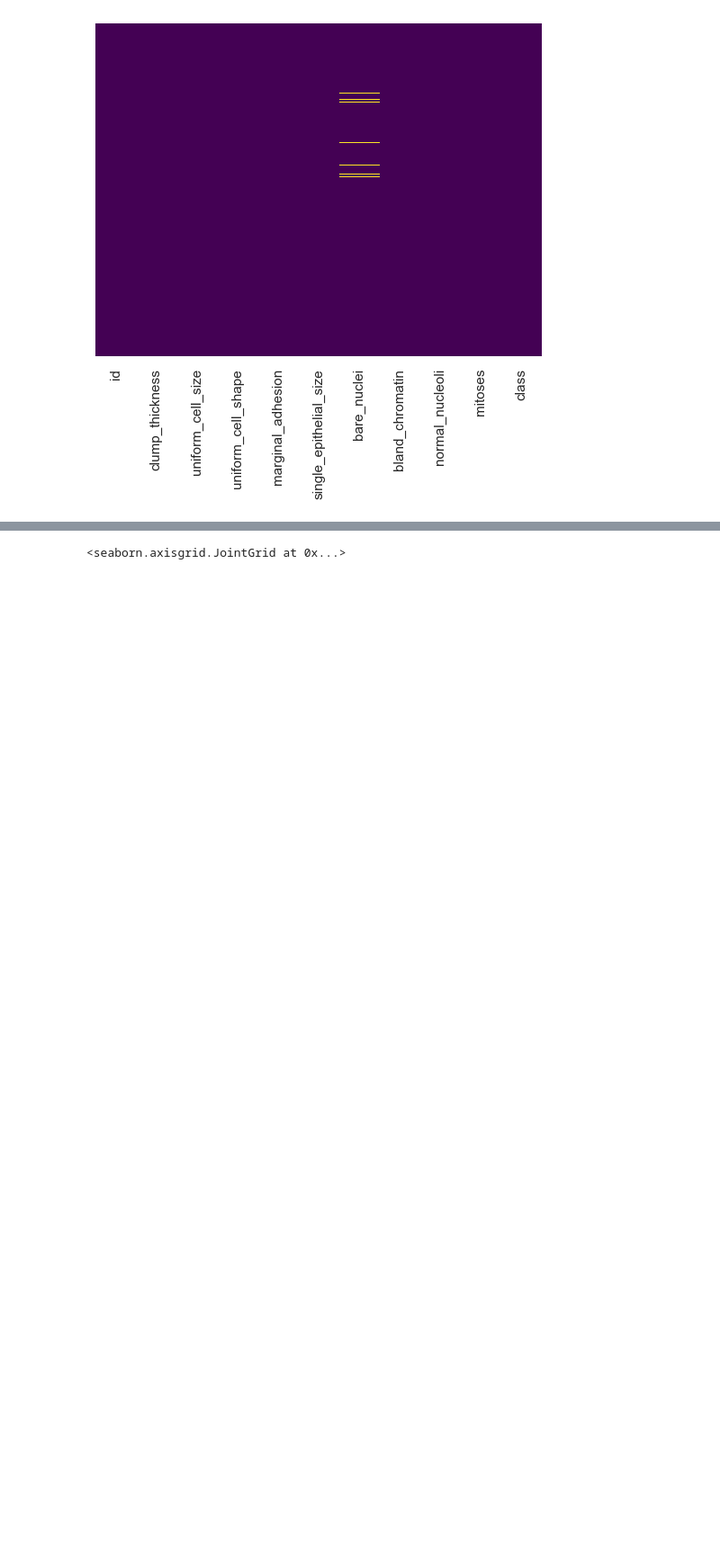
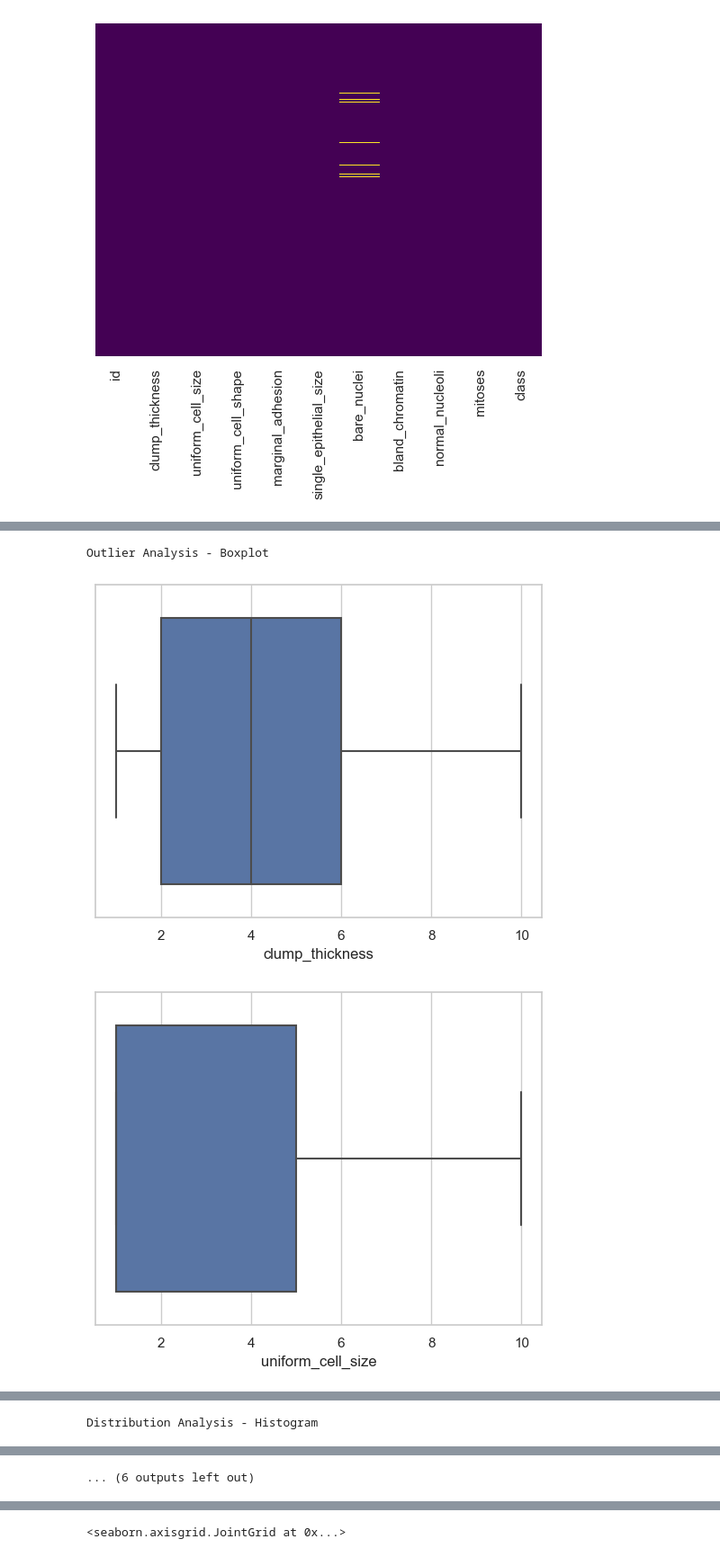
Before and after one commit to 20Candy/Lab2Mineria, a Jupyter notebook: hdt2.ipynb, the cells around one changed output, grey strips where cells are left out. Shown at 90% size. Drawn from its saved outputs; the diff is of its cells as text; code cells hidden in the pictures; blank space fills up the shorter version.

```diff
--- a/hdt2.ipynb
+++ b/hdt2.ipynb
@@ -91,0 +192,12 @@ Se puede observar que hay algunos datos nulos en la columna de Núcleos desnudos
+# %%
+from copy import deepcopy
+dataTemp = deepcopy(datos)
+
+columns = ['clump_thickness', 'uniform_cell_size', 'uniform_cell_shape', 'marginal_adhesion', 'single_epithelial_size', 'bare_nuclei', 'bland_chromatin', 'normal_nucleoli', 'mitoses']
+dataTemp = dataTemp[columns]
+
+eda_num(dataTemp)
+# %% [output]
+Outlier Analysis - Boxplot
+[figure, added]
+[figure, added]
@@ -91,0 +210 @@ Se puede observar que hay algunos datos nulos en la columna de Núcleos desnudos
+Distribution Analysis - Histogram
@@ -91,0 +213 @@ Se puede observar que hay algunos datos nulos en la columna de Núcleos desnudos
+... (6 outputs left out)
```
Also changed, not shown: parts of 46 cells of this notebook.
